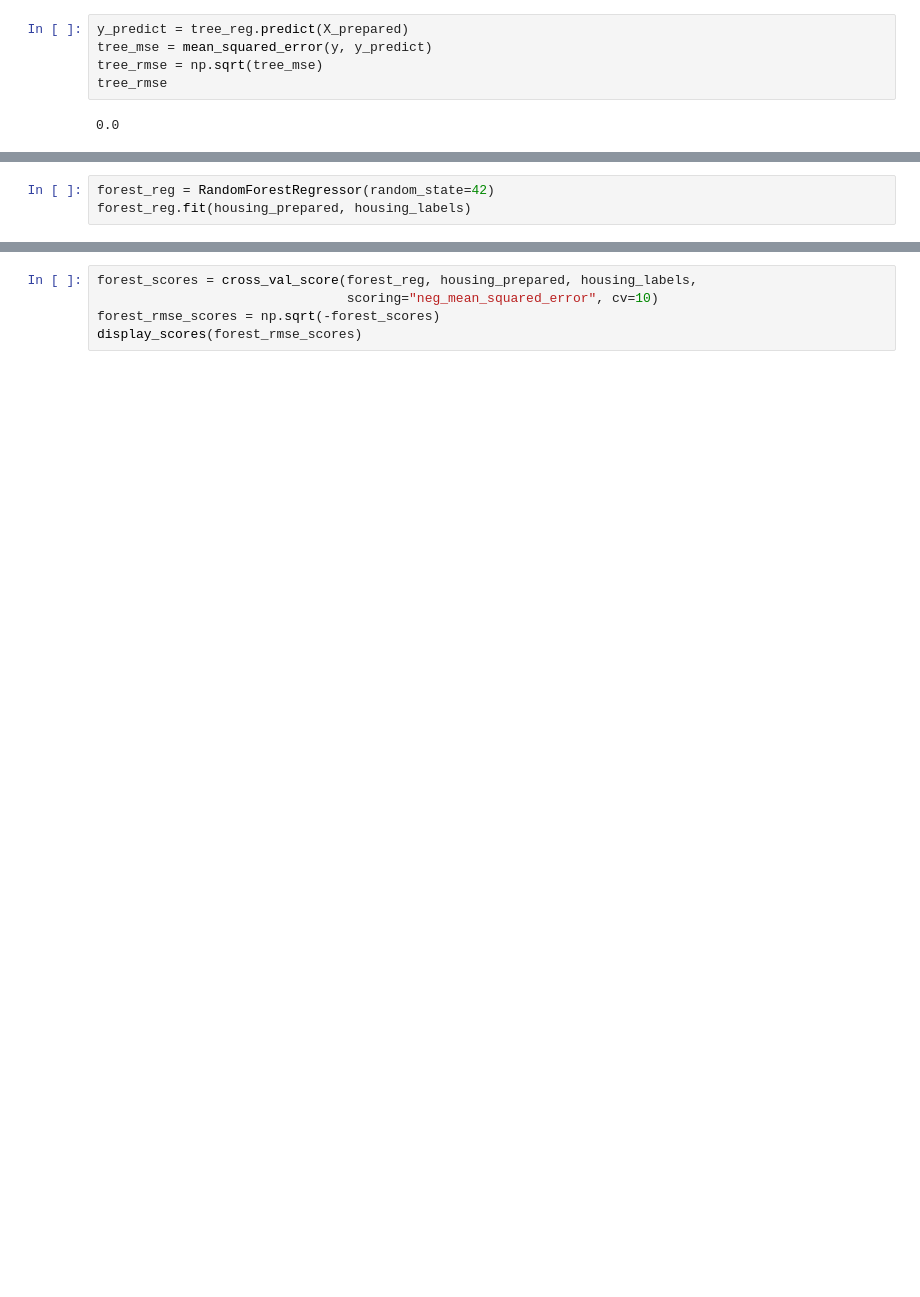
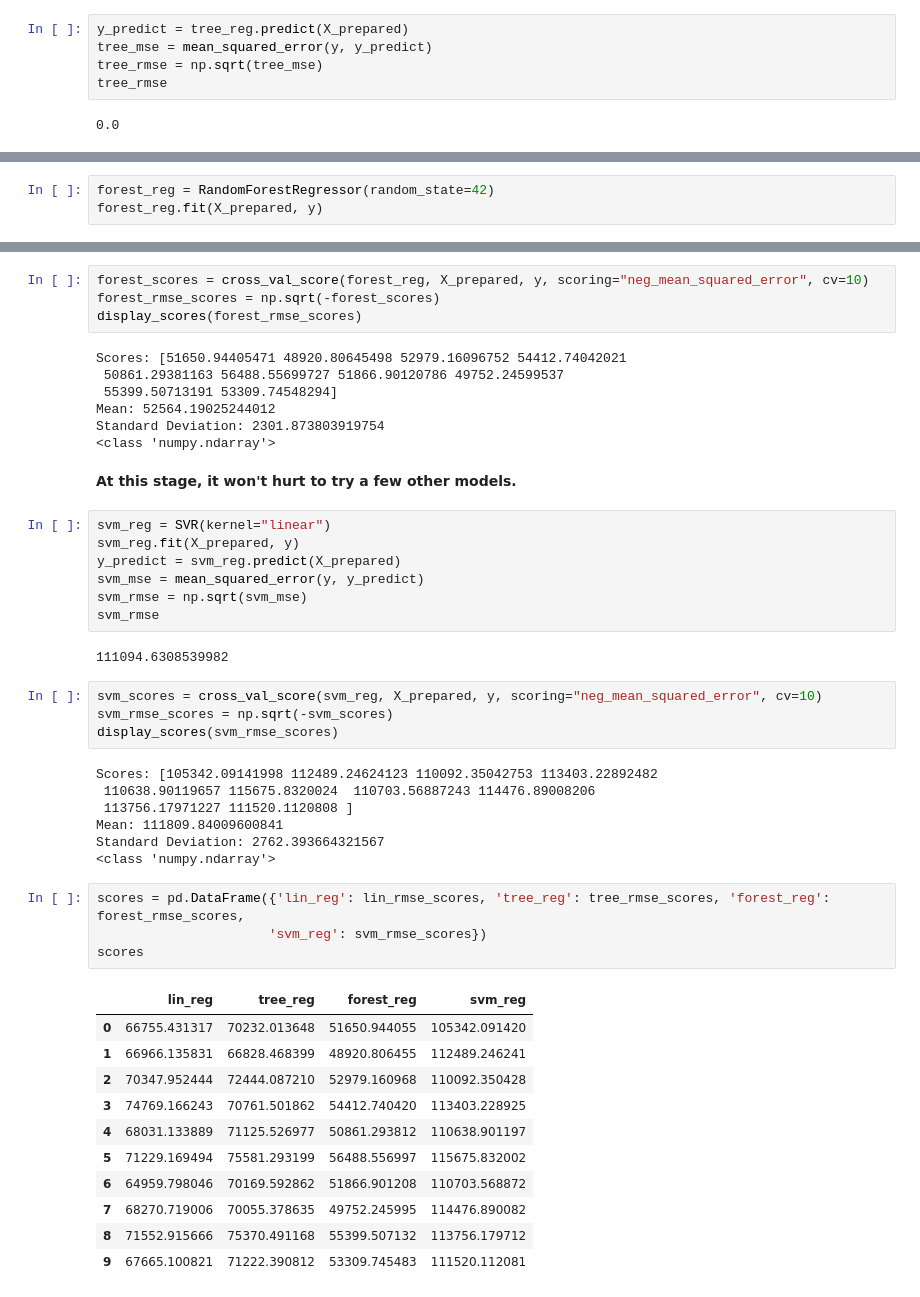
Before and after one commit to superyang713/Kaggle_Competition, a Jupyter notebook: Cali_Housing/Cal_Housing_Analysis.ipynb, the cells around one changed output, grey strips where cells are left out. Drawn from its saved outputs; the diff is of its cells as text; blank space fills up the shorter version.

```diff
--- a/Cali_Housing/Cal_Housing_Analysis.ipynb
+++ b/Cali_Housing/Cal_Housing_Analysis.ipynb
@@ -385,3 +403,3 @@ display_scores(lin_rmse_scores)
 # %%
 forest_reg = RandomForestRegressor(random_state=42)
-forest_reg.fit(housing_prepared, housing_labels)
+forest_reg.fit(X_prepared, y)
@@ -393,5 +420,49 @@ forest_rmse
 # %%
-forest_scores = cross_val_score(forest_reg, housing_prepared, housing_labels,
-                                scoring="neg_mean_squared_error", cv=10)
+forest_scores = cross_val_score(forest_reg, X_prepared, y, scoring="neg_mean_squared_error", cv=10)
 forest_rmse_scores = np.sqrt(-forest_scores)
 display_scores(forest_rmse_scores)
+# %% [output]
+Scores: [51650.94405471 48920.80645498 52979.16096752 54412.74042021
+ 50861.29381163 56488.55699727 51866.90120786 49752.24599537
+ 55399.50713191 53309.74548294]
+Mean: 52564.19025244012
+Standard Deviation: 2301.873803919754
+<class 'numpy.ndarray'>
+# %% [markdown]
+**At this stage, it won't hurt to try a few other models.**
+# %%
+svm_reg = SVR(kernel="linear")
+svm_reg.fit(X_prepared, y)
+y_predict = svm_reg.predict(X_prepared)
+svm_mse = mean_squared_error(y, y_predict)
+svm_rmse = np.sqrt(svm_mse)
+svm_rmse
+# %% [output]
+111094.6308539982
+# %%
+svm_scores = cross_val_score(svm_reg, X_prepared, y, scoring="neg_mean_squared_error", cv=10)
+svm_rmse_scores = np.sqrt(-svm_scores)
+display_scores(svm_rmse_scores)
+# %% [output]
+Scores: [105342.09141998 112489.24624123 110092.35042753 113403.22892482
+ 110638.90119657 115675.8320024  110703.56887243 114476.89008206
+ 113756.17971227 111520.1120808 ]
+Mean: 111809.84009600841
+Standard Deviation: 2762.393664321567
+<class 'numpy.ndarray'>
+# %%
+scores = pd.DataFrame({'lin_reg': lin_rmse_scores, 'tree_reg': tree_rmse_scores, 'forest_reg': forest_rmse_scores,
+                      'svm_reg': svm_rmse_scores})
+scores
+# %% [output]
+|  | lin_reg | tree_reg | forest_reg | svm_reg |
+| 0 | 66755.431317 | 70232.013648 | 51650.944055 | 105342.091420 |
+| 1 | 66966.135831 | 66828.468399 | 48920.806455 | 112489.246241 |
+| 2 | 70347.952444 | 72444.087210 | 52979.160968 | 110092.350428 |
+| 3 | 74769.166243 | 70761.501862 | 54412.740420 | 113403.228925 |
+| 4 | 68031.133889 | 71125.526977 | 50861.293812 | 110638.901197 |
+| 5 | 71229.169494 | 75581.293199 | 56488.556997 | 115675.832002 |
+| 6 | 64959.798046 | 70169.592862 | 51866.901208 | 110703.568872 |
+| 7 | 68270.719006 | 70055.378635 | 49752.245995 | 114476.890082 |
+| 8 | 71552.915666 | 75370.491168 | 55399.507132 | 113756.179712 |
+| 9 | 67665.100821 | 71222.390812 | 53309.745483 | 111520.112081 |
```
Also changed, not shown: parts of 17 cells of this notebook, 1 other file.
